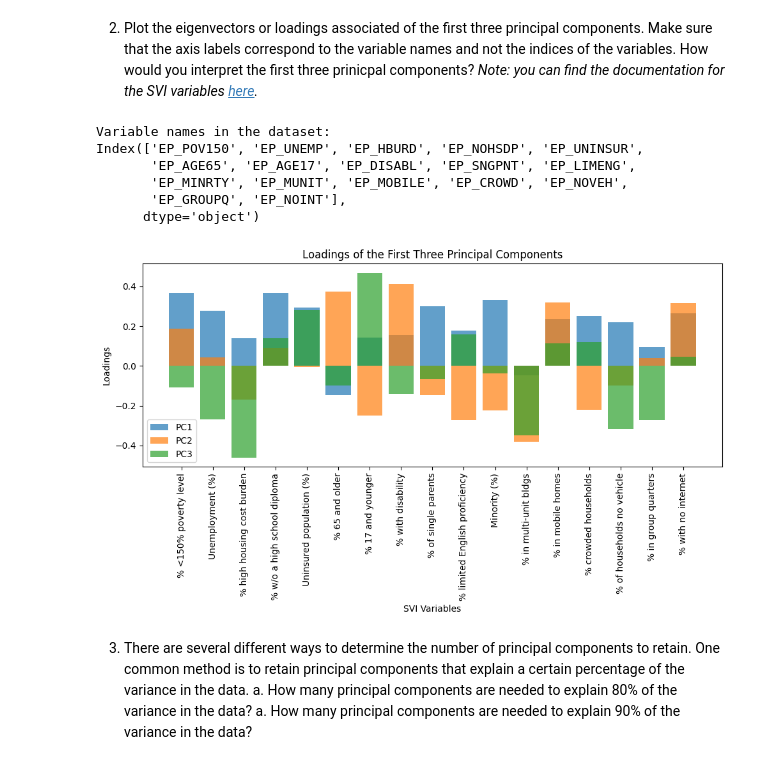
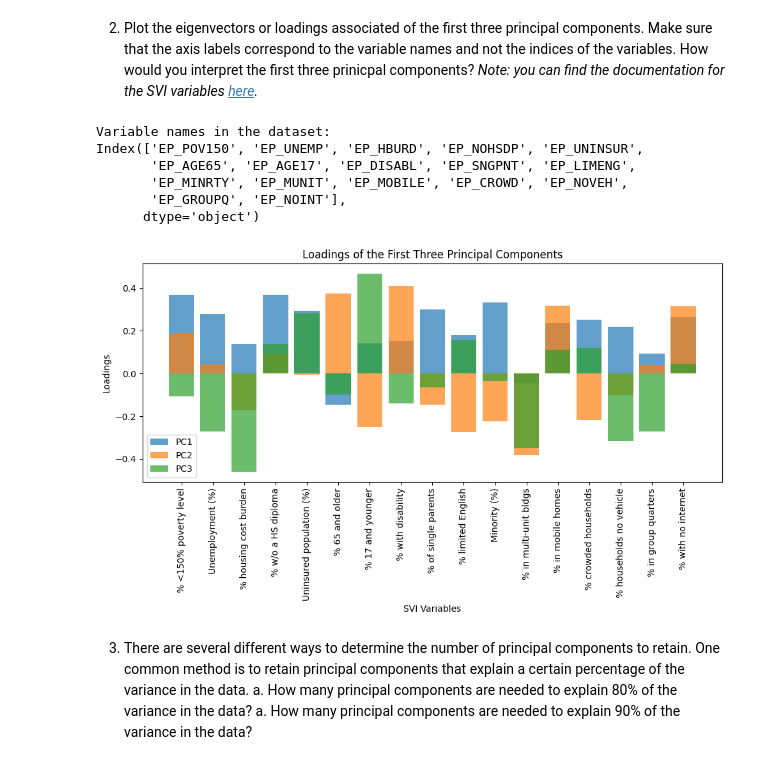
Before and after one commit to nolanyager/MachineLearning_Fall24, a Jupyter notebook: homework/HW_03.ipynb, the cells around one changed output. Drawn from its saved outputs; the diff is of its cells as text; code cells hidden in the pictures.

```diff
--- a/homework/HW_03.ipynb
+++ b/homework/HW_03.ipynb
@@ -170,47 +170,45 @@ print(variables)
 variable_labels = {
     'EP_POV150': '% <150% poverty level',
     'EP_UNEMP': 'Unemployment (%)',
-    'EP_HBURD': '% high housing cost burden',
-    'EP_NOHSDP': '% w/o a high school diploma',
+    'EP_HBURD': '% housing cost burden',
+    'EP_NOHSDP': '% w/o a HS diploma',
     'EP_UNINSUR': 'Uninsured population (%)',
     'EP_AGE65': '% 65 and older',
     'EP_AGE17': '% 17 and younger',
     'EP_DISABL': '% with disability',
     'EP_SNGPNT': '% of single parents',
-    'EP_LIMENG': '% limited English proficiency',
+    'EP_LIMENG': '% limited English',
     'EP_MINRTY': 'Minority (%)',
     'EP_MUNIT': '% in multi-unit bldgs',
     'EP_MOBILE': '% in mobile homes',
     'EP_CROWD': '% crowded households',
-    'EP_NOVEH': '% of households no vehicle',
+    'EP_NOVEH': '% households no vehicle',
     'EP_GROUPQ': '% in group quarters',
     'EP_NOINT': '% with no internet'
 }
-
-
 
 # Mapping original variable names to their descriptive names
 descriptive_labels = [variable_labels[var] for var in variables]
 
 # Now plotting with descriptive labels
 plt.figure(figsize=(10, 6))
 for i, pc in enumerate(loadings):
     plt.bar(descriptive_labels, pc, alpha=0.7, label=f'PC{i+1}')
 plt.xticks(rotation=90)
 plt.xlabel('SVI Variables')
 plt.ylabel('Loadings')
 plt.title('Loadings of the First Three Principal Components')
 plt.legend()
 plt.tight_layout()
 plt.show()
 # %% [output]
 Variable names in the dataset:
 Index(['EP_POV150', 'EP_UNEMP', 'EP_HBURD', 'EP_NOHSDP', 'EP_UNINSUR',
        'EP_AGE65', 'EP_AGE17', 'EP_DISABL', 'EP_SNGPNT', 'EP_LIMENG',
        'EP_MINRTY', 'EP_MUNIT', 'EP_MOBILE', 'EP_CROWD', 'EP_NOVEH',
        'EP_GROUPQ', 'EP_NOINT'],
       dtype='object')
-[figure, old version]
+[figure, new version]
 # %% [markdown]
 3. There are several different ways to determine the number of principal components to retain.
 One common method is to retain principal components that explain a certain percentage of the variance in the data.
```
